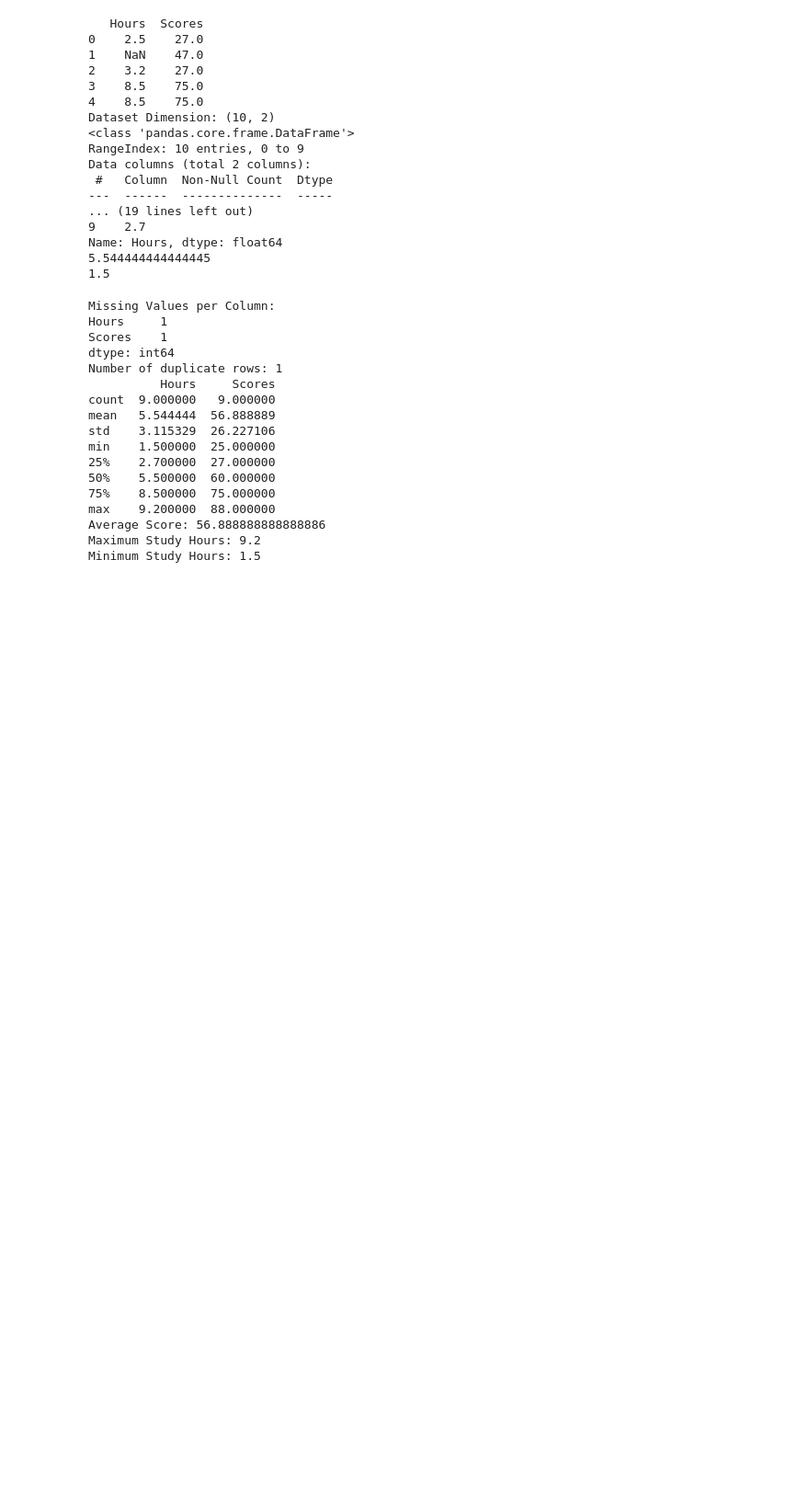
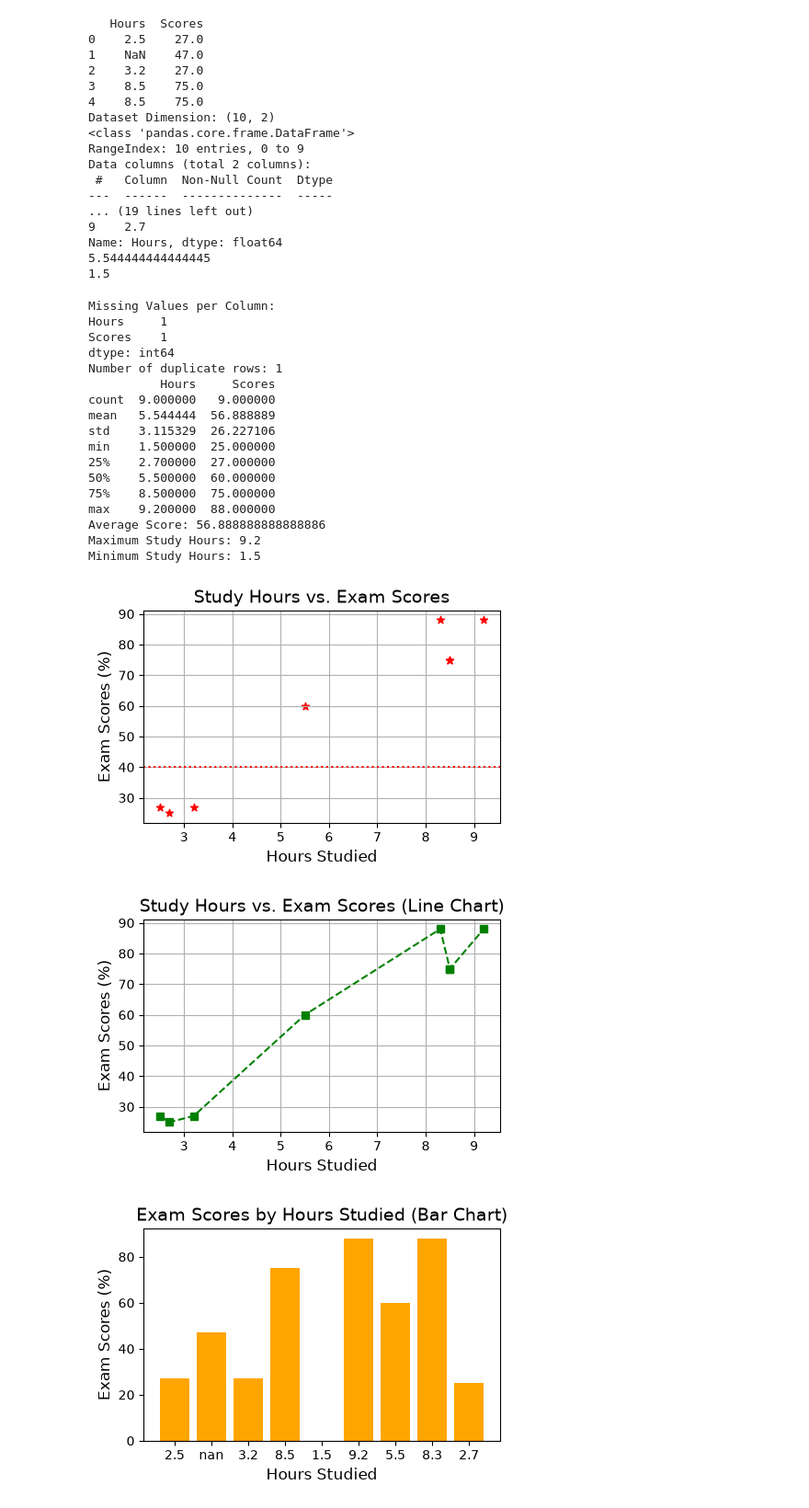
Before and after one commit to Indhiraaps/Student-Score-Prediction-ML, a Jupyter notebook: student_score_prediction.ipynb, the cells around one changed output. Shown: that part at 92% size. Cells and saved outputs as stored; diff of their text form; code cells hidden in the pictures; blank space fills up the shorter version.

Commit message:
Day 6: Created scatter plots, line charts, and bar charts using Matplotlib

```diff
--- a/student_score_prediction.ipynb
+++ b/student_score_prediction.ipynb
@@ -168,3 +168,35 @@ max    9.200000  88.000000
 Average Score: 56.888888888888886
 Maximum Study Hours: 9.2
 Minimum Study Hours: 1.5
+# %%
+#DAY 6
+
+import matplotlib.pyplot as plt
+plt.figure(figsize=(5, 3))
+plt.scatter(df['Hours'], df['Scores'], color='red', marker='*')
+plt.title('Study Hours vs. Exam Scores', fontsize=14)
+plt.xlabel('Hours Studied', fontsize=12)
+plt.ylabel('Exam Scores (%)', fontsize=12)
+plt.axhline(y=40, color='r', linestyle=':')
+plt.grid(True)
+plt.show()
+
+plt.figure(figsize=(5, 3))
+df_sorted = df.sort_values(by='Hours')
+plt.plot(df_sorted['Hours'], df_sorted['Scores'], color='green', marker='s', linestyle='--')
+plt.title('Study Hours vs. Exam Scores (Line Chart)', fontsize=14)
+plt.xlabel('Hours Studied', fontsize=12)
+plt.ylabel('Exam Scores (%)', fontsize=12)
+plt.grid(True)
+plt.show()
+
+plt.figure(figsize=(5, 3))
+plt.bar(df['Hours'].astype(str), df['Scores'], color='orange')
+plt.title('Exam Scores by Hours Studied (Bar Chart)', fontsize=14)
+plt.xlabel('Hours Studied', fontsize=12)
+plt.ylabel('Exam Scores (%)', fontsize=12)
+plt.show()
+# %% [output]
+[figure, added]
+[figure, added]
+[figure, added]
```
